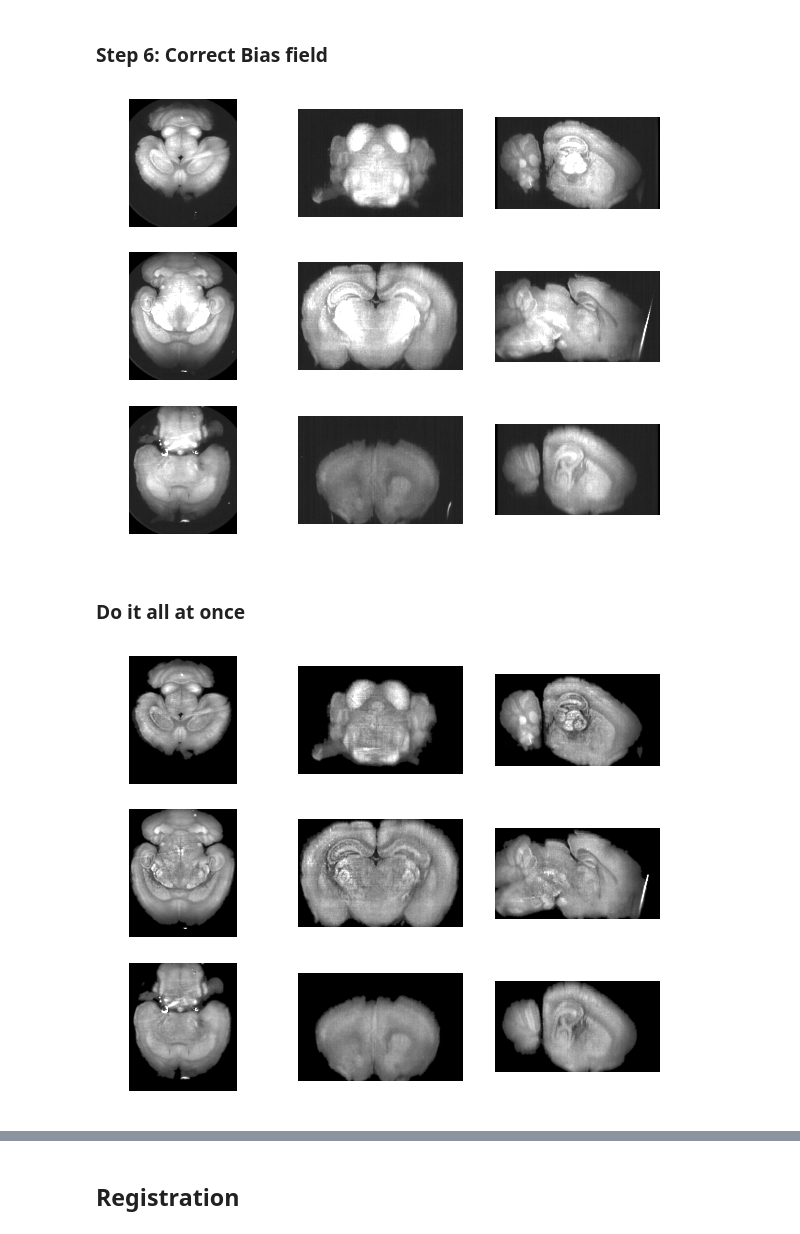
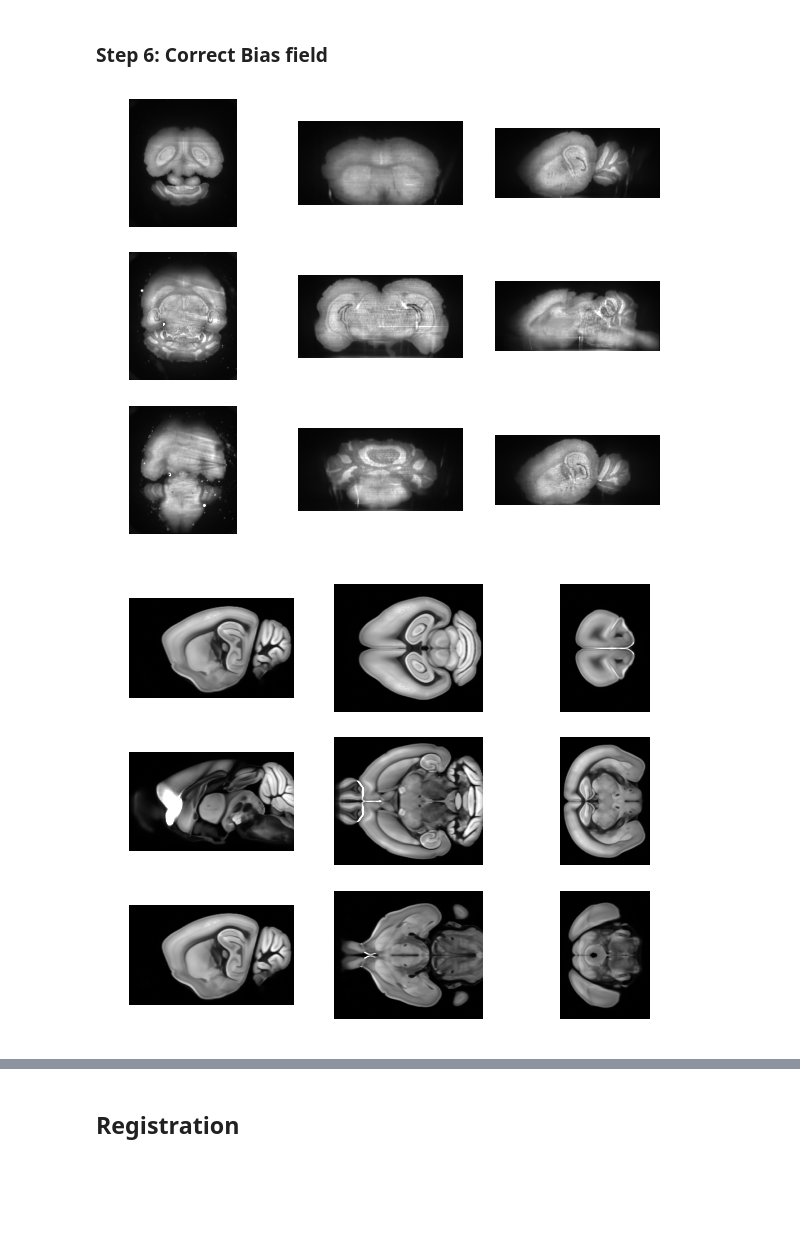
Before and after one commit to neurodata/ndreg, a Jupyter notebook: Registration package test.ipynb, the cells around one changed output, grey strips where cells are left out. Drawn from its saved outputs; the diff is of its cells as text; code cells hidden in the pictures; blank space fills up the shorter version.

```diff
--- a/Registration package test.ipynb
+++ b/Registration package test.ipynb
@@ -25,0 +55,9 @@ preprocessor = Preprocessor(img)
+# %%
+coll = 'ailey-dev'
+exp = '170119_Insula_grCOMET_244_08-39-35'
+chan = 'Ch0'
+rmt = BossRemote(cfg_file_or_dict='../.intern/intern.cfg')
+# %%
+img = download_image(rmt, coll, exp, chan, res=3)
+img_np = sitk.GetArrayFromImage(img)
+atlas = download_ara(rmt, 50)
@@ -63,6 +109,4 @@ img_bias_corrected = preprocessor.correct_bias_field(scale=0.25)
 # %%
-ndreg.imgShow(img_bias_corrected, vmax=1000)
+ndreg.imgShow(img_bias_corrected, vmax=10000)
 # %% [output]
-[figure, old version]
+[figure, new version]
-# %% [markdown]
-### Do it all at once
@@ -71,4 +113,4 @@ img_p = preprocessor.auto_preprocess()
 # %%
-ndreg.imgShow(img_p, vmax=1000)
+ndreg.imgShow(atlas, vmax=300)
 # %% [output]
-[figure, old version]
+[figure, new version]
```
Also changed, not shown: parts of 83 cells of this notebook, 2 other files.
